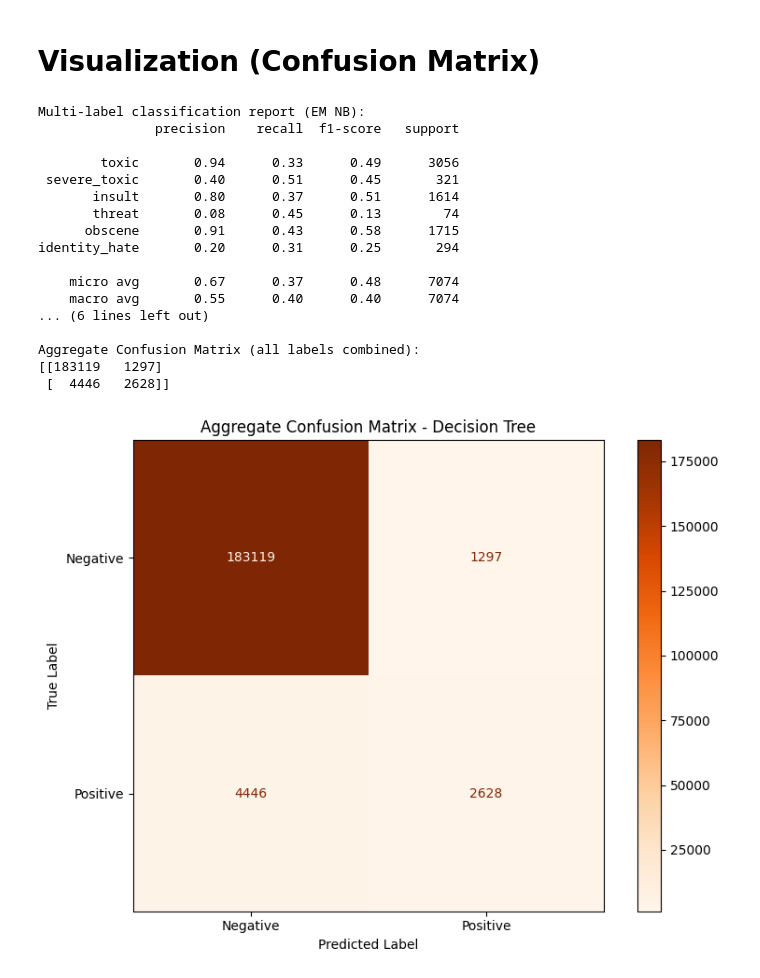
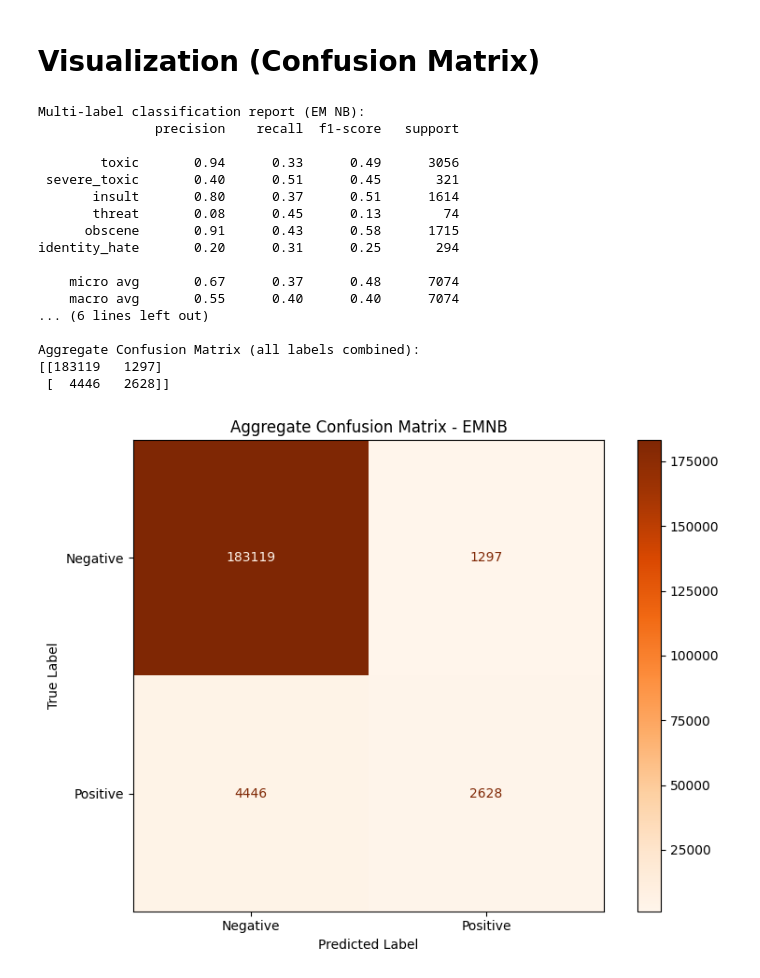
Before and after one commit to sn82978/CS-178-Project, a Jupyter notebook: 3.MoreComplex/EMNaiveBayes/emnb.ipynb, the cells around one changed output. Cells and saved outputs as stored; diff of their text form; code cells hidden in the pictures.

```diff
--- a/3.MoreComplex/EMNaiveBayes/emnb.ipynb
+++ b/3.MoreComplex/EMNaiveBayes/emnb.ipynb
@@ -268,32 +273,32 @@ print(f"Subset accuracy (exact match): {subset_acc:.4f}")
 
 cm = confusion_matrix(Y_test_true.flat, Y_test_pred.flat, labels=[0, 1])
 print("\nAggregate Confusion Matrix (all labels combined):")
 print(cm)
 
 fig, ax = plt.subplots(figsize=(8, 6))
 disp = ConfusionMatrixDisplay(confusion_matrix=cm, display_labels=['Negative', 'Positive'])
 disp.plot(ax=ax, cmap='Oranges', values_format='d')
-plt.title('Aggregate Confusion Matrix - Decision Tree')
+plt.title('Aggregate Confusion Matrix - EMNB')
 plt.xlabel('Predicted Label')
 plt.ylabel('True Label')
 plt.tight_layout()
 plt.show()
 # %% [output]
 Multi-label classification report (EM NB):
                precision    recall  f1-score   support
 
         toxic       0.94      0.33      0.49      3056
  severe_toxic       0.40      0.51      0.45       321
        insult       0.80      0.37      0.51      1614
        threat       0.08      0.45      0.13        74
       obscene       0.91      0.43      0.58      1715
 identity_hate       0.20      0.31      0.25       294
 
     micro avg       0.67      0.37      0.48      7074
     macro avg       0.55      0.40      0.40      7074
 ... (6 lines left out)
 
 Aggregate Confusion Matrix (all labels combined):
 [[183119   1297]
  [  4446   2628]]
-[figure, old version]
+[figure, new version]
```
Also changed, not shown: parts of 2 cells of this notebook, 1 other file.
